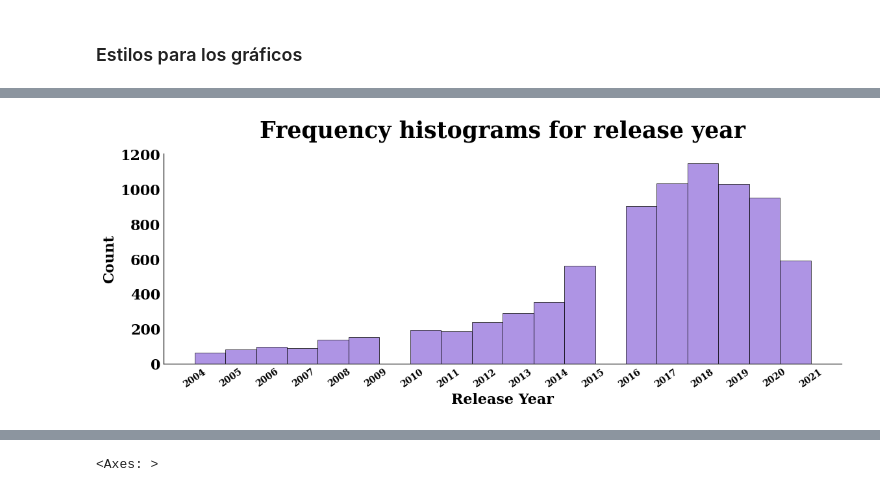
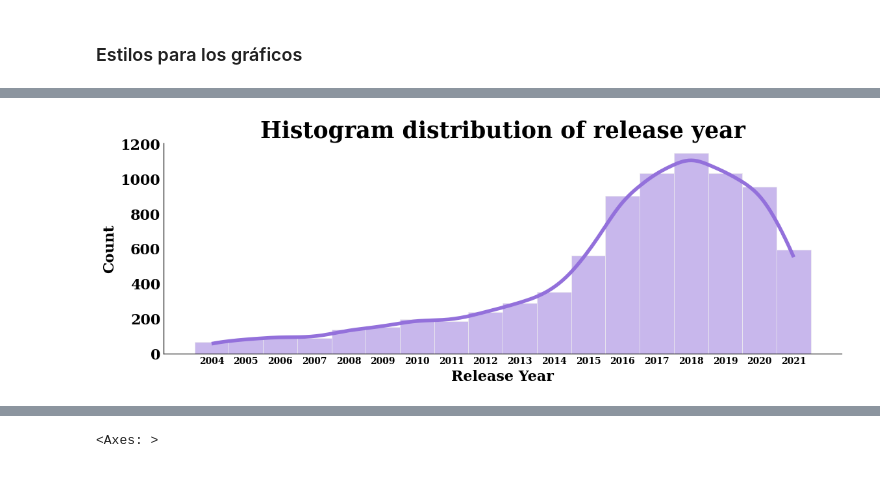
Before and after one commit to pablocarmona1527/Data_analyst, a Jupyter notebook: netflix_eda.ipynb, the cells around one changed output, grey strips where cells are left out. Cells and saved outputs as stored; diff of their text form; code cells hidden in the pictures.

Commit message:
Mejoras al análisis de Netflix

```diff
--- a/netflix_eda.ipynb
+++ b/netflix_eda.ipynb
@@ -41,3 +45,27 @@ df.drop(columns=['description','show_id'],inplace=True)
+# %%
+##-----Llenar valores nulos con la media y la moda.
+cat = df.select_dtypes('O')
+num = df.select_dtypes('number')
+
+for i, col in enumerate(cat):
+    cat[col] = cat[col].fillna(cat[col].mode()[0])
+
+for i, col in enumerate(num):
+    num[col] = num[col].fillna(num[col].mean())
+
+df[cat.columns] = cat
+df[num.columns] = num
+
+##-----Conversión de tipos de datos.
+#-------La columna date_added debería ser tipo fecha pero es necesario hacer una correción antes
+df['date_added']=df['date_added'].str.strip(' ')
+df['date_added'] = pd.to_datetime(df['date_added'],format='%B %d, %Y')
+
+df['release_year'] = df['release_year'].astype(np.int16)
+
+##Obtener columna de años desde estreno hasta lanzamiento en netlix
+
+df['year_to_netflix'] = df['date_added'].dt.year - df['release_year']
 # %% [markdown]
 ### Estilos para los gráficos
 # %%
@@ -166,0 +95,9 @@ plt.show()
+# %%
+##-----Descartar valores atípicos en base al año de estreno
+
+q1 = df['release_year'].quantile(0.25)
+q3 = df['release_year'].quantile(0.75)
+
+iqr = q3 - q1
+
+df = df.loc[(df['release_year']>=q1-1.5*iqr)&(df['release_year']<=q3+1.5*iqr)]
@@ -167,15 +201,16 @@ plt.show()
 # %%
-##año de estreno de los shows/películas
+##-----Distribucion de los datos de año de estreno
+
 fig, ax = plt.subplots(figsize=(12,4))
 
+release = df['release_year']
 
-sns.histplot(data=df_filtered['release_year'],ax=ax,bins=20,edgecolor='k',color='mediumpurple')
-ax.set_xticks(sorted(df_filtered['release_year'].unique()))
-ax.tick_params(rotation=35,axis='x')
+sns.histplot(data=release,bins=25,discrete=True,kde=True,color='mediumpurple')
 ax.spines[['top','right']].set_visible(False)
+ax.set_title('Histogram distribution of release year')
+ax.set_xticks(release.unique())
 ax.set_xlabel('Release Year')
-ax.set_title('Frequency histograms for release year',y=1.05)
 
 plt.show()
 # %% [output]
-[figure, old version]
+[figure, new version]
```
Also changed, not shown: parts of 23 cells of this notebook.
